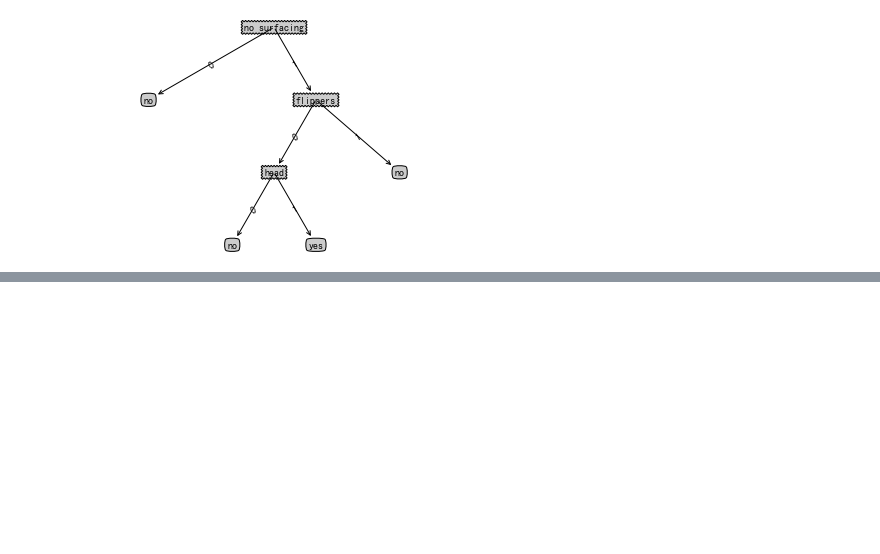
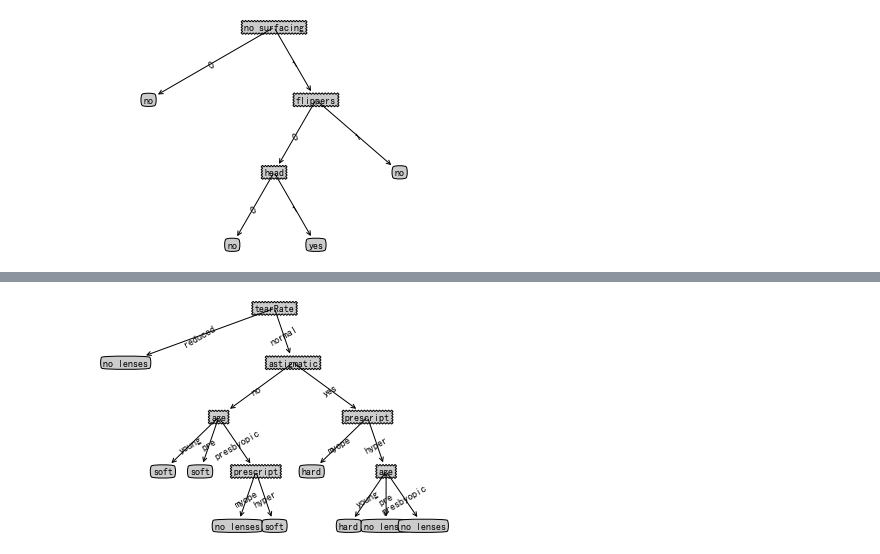
Before and after one commit to codefan/python-study, a Jupyter notebook: MLIA-note/ch03/treePlotter.ipynb, the cells around one changed output, grey strips where cells are left out. Drawn from its saved outputs; the diff is of its cells as text; code cells hidden in the pictures; blank space fills up the shorter version.

Commit message:
add treePlotter

```diff
--- a/MLIA-note/ch03/treePlotter.ipynb
+++ b/MLIA-note/ch03/treePlotter.ipynb
@@ -272,0 +284,6 @@ def grabTree(filename):
+# %%
+fr = open('lenses.txt')
+lenses = [inst.strip().split('\t') for inst in fr.readlines()]
+lensesLabels = ['age', 'prescript', 'astigmatic', 'tearRate']
+lensesTree = createTree(lenses, lensesLabels)
+lensesTree
@@ -272,0 +299,4 @@ def grabTree(filename):
+# %%
+createPlot(lensesTree)
+# %% [output]
+[figure, added]
```
Also changed, not shown: parts of 6 cells of this notebook.
